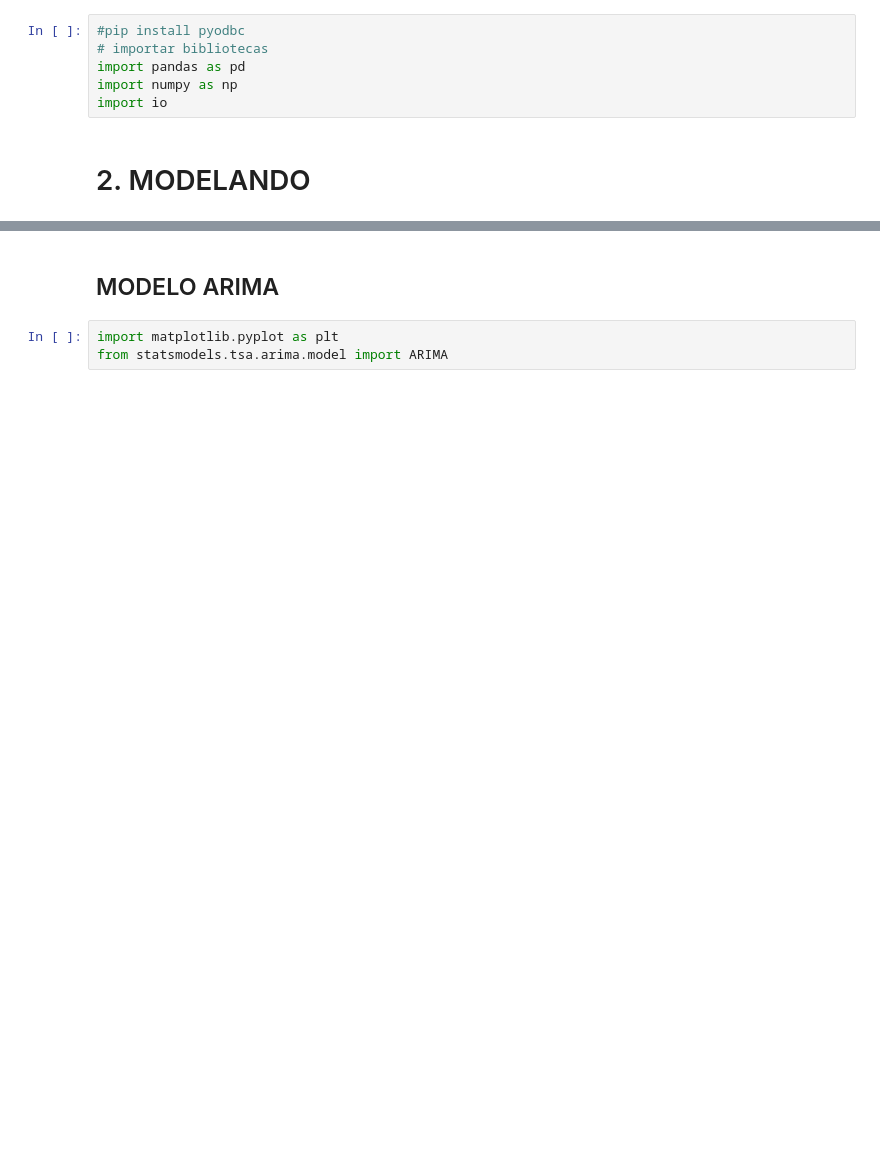
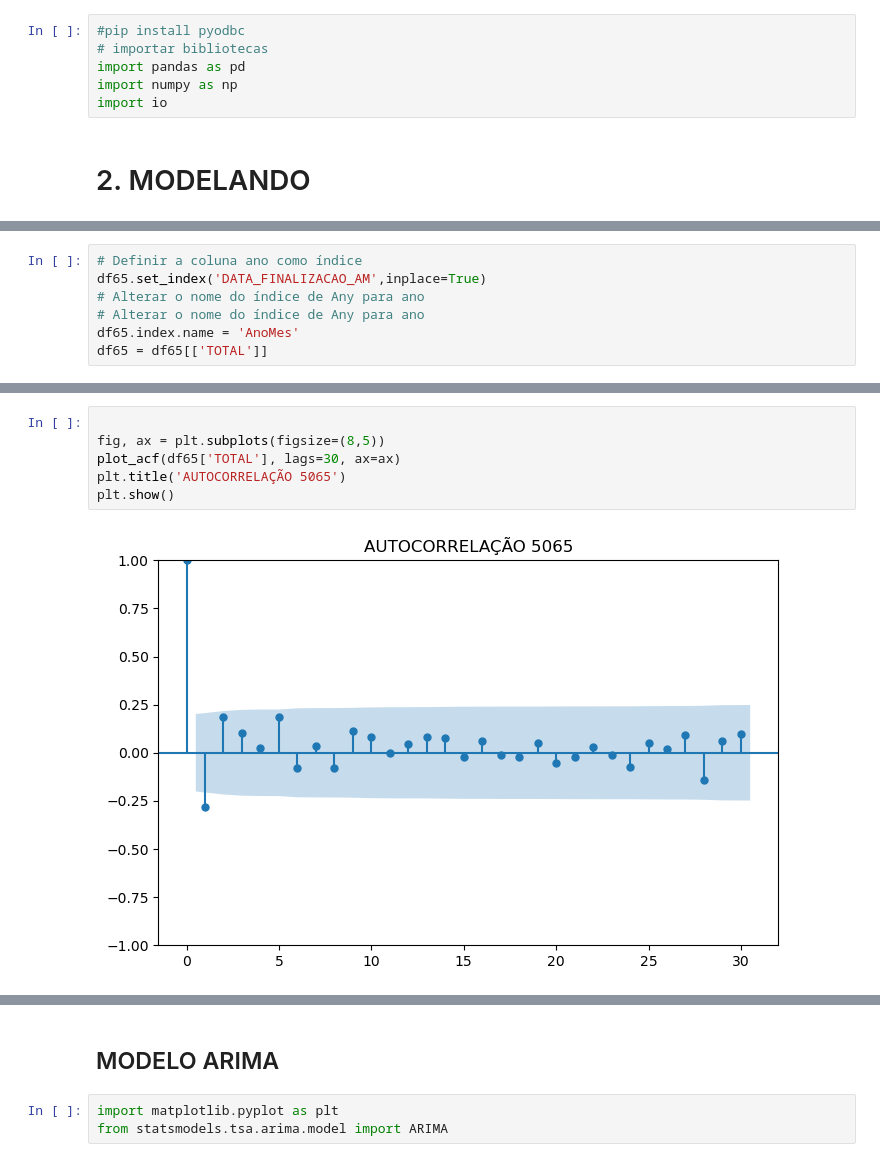
Before and after one commit to Alesandre-santos/IndicadoresGGTOX, a Jupyter notebook: script_tcc_modelo.ipynb, the cells around one changed output, grey strips where cells are left out. Saved outputs shown, nothing was run; the diff lists cells and outputs as text; blank space fills up the shorter version.

```diff
--- a/script_tcc_modelo.ipynb
+++ b/script_tcc_modelo.ipynb
@@ -74,0 +104,7 @@ memory usage: 215.9+ KB
+# %%
+# Definir a coluna ano como índice
+df65.set_index('DATA_FINALIZACAO_AM',inplace=True)
+# Alterar o nome do índice de Any para ano
+# Alterar o nome do índice de Any para ano
+df65.index.name = 'AnoMes'
+df65 = df65[['TOTAL']]
@@ -74,0 +121,8 @@ memory usage: 215.9+ KB
+# %%
+
+fig, ax = plt.subplots(figsize=(8,5))
+plot_acf(df65['TOTAL'], lags=30, ax=ax)
+plt.title('AUTOCORRELAÇÃO 5065')
+plt.show()
+# %% [output]
+[figure, added]
```
Also changed, not shown: parts of 43 cells of this notebook, 1 other file.
